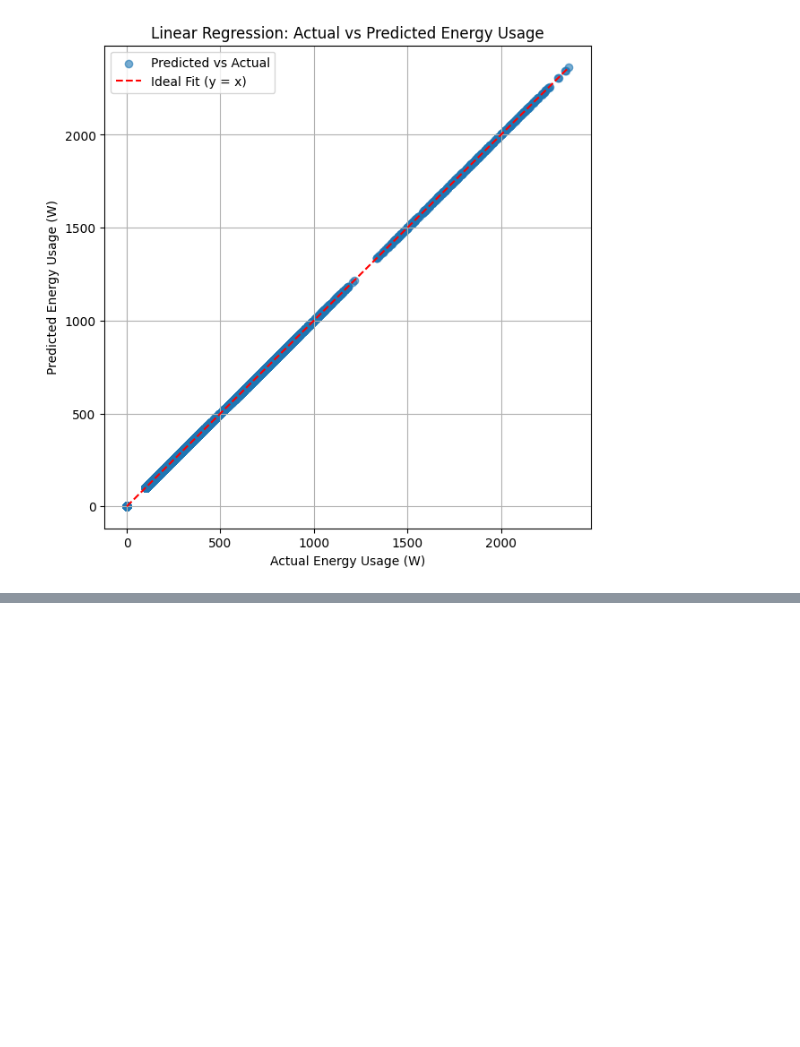
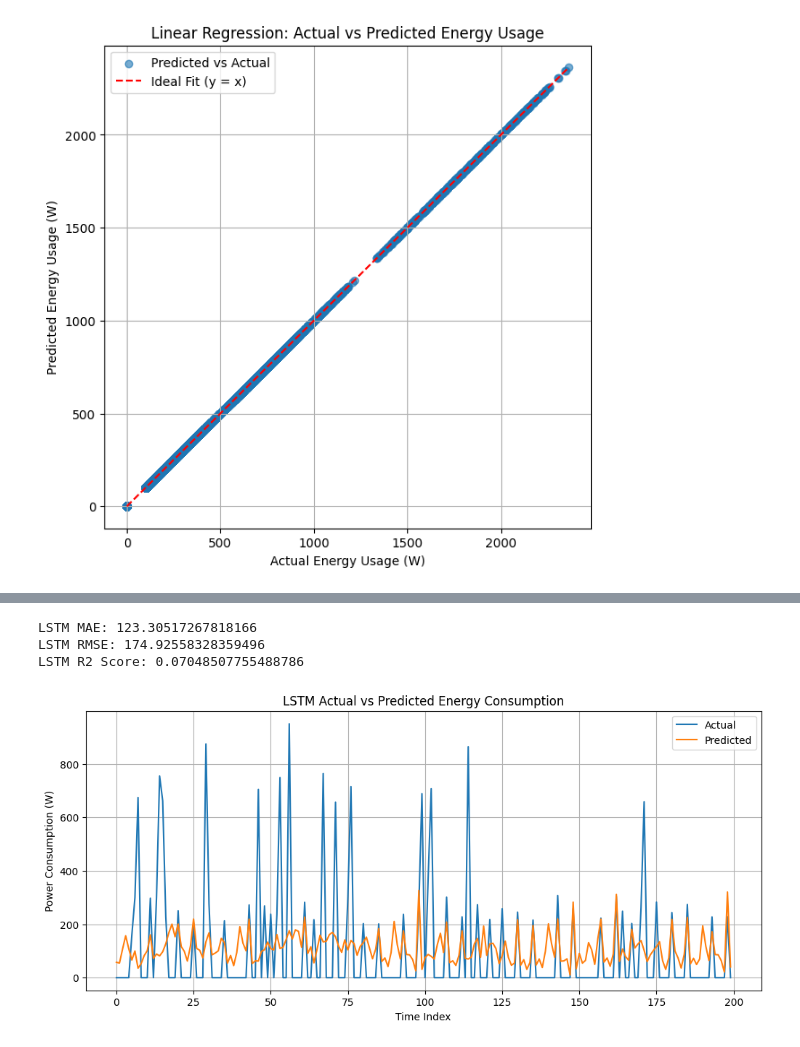
Before and after one commit to sameera-shaik123/ML-project, a Jupyter notebook: Untitled16.ipynb, the cells around one changed output, grey strips where cells are left out. Saved outputs shown, nothing was run; the diff lists cells and outputs as text; code cells hidden in the pictures; blank space fills up the shorter version.

```diff
--- a/Untitled16.ipynb
+++ b/Untitled16.ipynb
@@ -381,0 +417,7 @@ plt.show()
+# %%
+#This cell splits the dataset into training and testing sets while maintaining the temporal order.
+#Shuffling is avoided because LSTM models require sequential data to learn time-based patterns correctly.
+
+split = int(0.8 * len(X))
+X_train, X_test = X[:split], X[split:]
+y_train, y_test = y[:split], y[split:]
@@ -381,0 +459,11 @@ plt.show()
+# %%
+#This cell trains the LSTM model using the training dataset.
+#A portion of the training data is used for validation to monitor model performance and reduce overfitting during training.
+
+history = model.fit(
+    X_train, y_train,
+    epochs=1,
+    batch_size=32,
+    validation_split=0.1,
+    verbose=1
+)
@@ -381,0 +472,5 @@ plt.show()
+# %%
+#This cell generates predictions on the test dataset and converts both predicted and actual scaled values
+#back to their original energy consumption units for meaningful interpretation.
+
+y_pred = model.predict(X_test)
@@ -381,0 +479,41 @@ plt.show()
+# %%
+y_test_inv = scaler.inverse_transform(y_test)
+y_pred_inv = scaler.inverse_transform(y_pred)
+# %%
+#This cell evaluates the LSTM model using Mean Absolute Error (MAE) and Root Mean Squared Error (RMSE)
+#to measure the prediction accuracy and average deviation from actual energy consumption values.
+
+
+from sklearn.metrics import mean_absolute_error, mean_squared_error
+import numpy as np
+
+mae = mean_absolute_error(y_test_inv, y_pred_inv)
+rmse = np.sqrt(mean_squared_error(y_test_inv, y_pred_inv))
+r2=r2_score(y_test_inv, y_pred_inv)
+
+print("LSTM MAE:", mae)
+print("LSTM RMSE:", rmse)
+print("LSTM R2 Score:",r2)
+# %% [output]
+LSTM MAE: 123.30517267818166
+LSTM RMSE: 174.92558328359496
+LSTM R2 Score: 0.07048507755488786
+# %%
+# visualizes the comparison between actual and predicted energy consumption values for the first 200 time steps.
+#The line graph helps assess how well the LSTM model captures real energy usage trends.
+
+import matplotlib.pyplot as plt
+
+n = 200
+
+plt.figure(figsize=(12,5))
+plt.plot(y_test_inv[:n], label='Actual')
+plt.plot(y_pred_inv[:n], label='Predicted')
+plt.title('LSTM Actual vs Predicted Energy Consumption')
+plt.xlabel('Time Index')
+plt.ylabel('Power Consumption (W)')
+plt.legend()
+plt.grid(True)
+plt.show()
+# %% [output]
+[figure, added]
```
Also changed, not shown: parts of 7 cells of this notebook.
